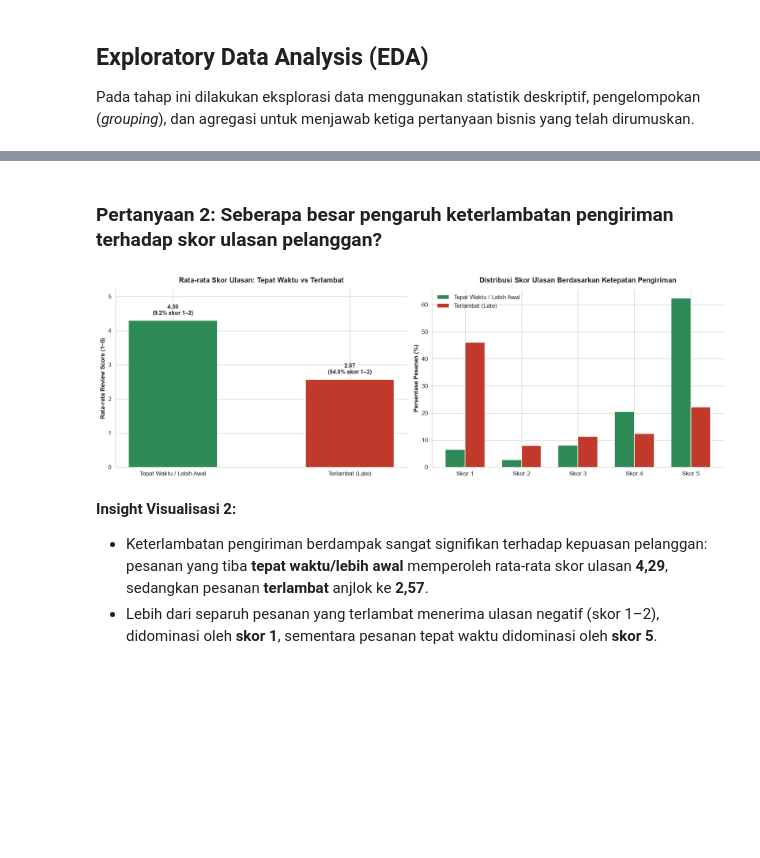
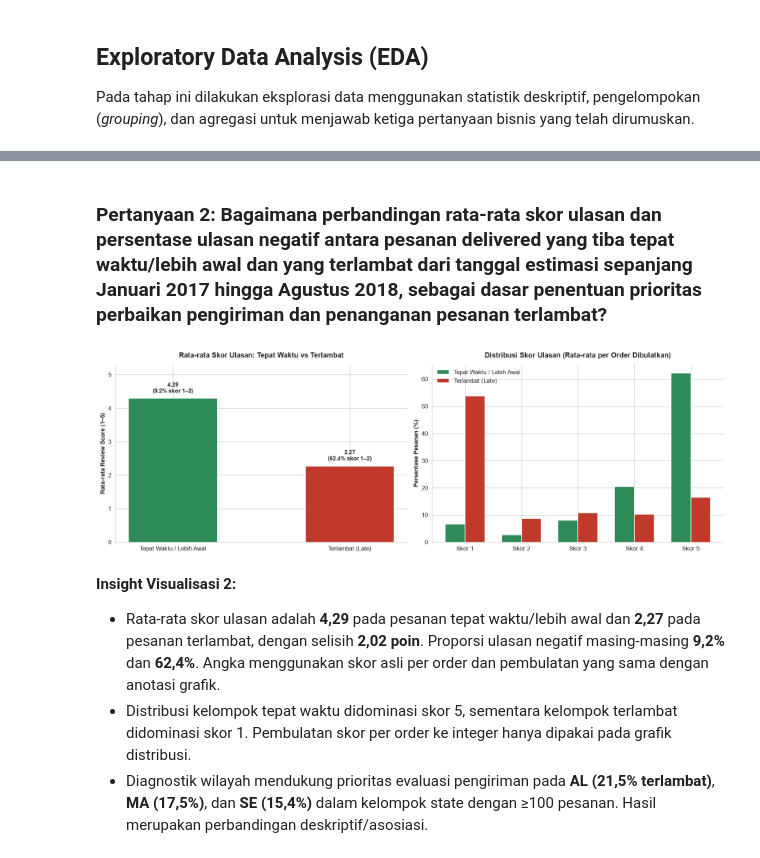
Before and after one commit to zaidanarkaan/proyek-analisis-data, a Jupyter notebook: notebook.ipynb, the cells around one changed output, grey strips where cells are left out. Saved outputs shown, nothing was run; the diff lists cells and outputs as text; code cells hidden in the pictures; blank space fills up the shorter version.

```diff
--- a/notebook.ipynb
+++ b/notebook.ipynb
@@ -69,7 +73,7 @@ Kita memuat 8 tabel utama dari direktori `E-Commerce Public Dataset`:
 - `product_category_name_translation.csv`: Terjemahan nama kategori produk ke bahasa Inggris.
 - `geolocation_dataset.csv`: Data koordinat geografis (`lat`, `lng`) berdasarkan kode pos.
 # %%
-DATA_DIR = "E-Commerce Public Dataset"
+DATA_DIR = "data"
 
 customers_df = pd.read_csv(os.path.join(DATA_DIR, "customers_dataset.csv"))
 orders_df = pd.read_csv(os.path.join(DATA_DIR, "orders_dataset.csv"))
@@ -456,19 +594,10 @@ Kita mengelompokkan pesanan *delivered* tahun 2017–2018 berdasarkan status ket
 # %%
 order_level_df = (
-    eda_period_df.groupby("order_id", as_index=False)
-    .agg(
-        is_late=("is_late", "first"),
-        delivery_days=("delivery_days", "first"),
-        delay_days=("delay_days", "first"),
-        review_score=("review_score", "first"),
-        customer_state=("customer_state", "first"),
-    )
-    .dropna(subset=["review_score"])
+    review_ready_order_df[
+        review_ready_order_df["order_purchase_timestamp"].ge("2017-01-01") &
+        review_ready_order_df["order_purchase_timestamp"].lt("2018-09-01")
+    ].copy()
 )
-order_level_df["delivery_status"] = np.where(
-    order_level_df["is_late"], "Terlambat (Late)", "Tepat Waktu / Lebih Awal"
-)
-order_level_df["is_negative_review"] = order_level_df["review_score"] <= 2
 
 delivery_review_summary = (
     order_level_df.groupby("delivery_status", as_index=False)
@@ -480,6 +609,8 @@ delivery_review_summary = (
         avg_delivery_days=("delivery_days", "mean"),
     )
 )
-display(delivery_review_summary)
+display(delivery_review_summary.round({
+    "avg_review_score": 2, "negative_review_pct": 1, "avg_delivery_days": 2
+}))
 # %% [output]
 |  | delivery_status | total_orders | avg_review_score | median_review_score | negative_review_pct | ... |
@@ -638,5 +861,5 @@ plt.show()
 # %% [markdown]
-### Pertanyaan 2: Seberapa besar pengaruh keterlambatan pengiriman terhadap skor ulasan pelanggan?
+### Pertanyaan 2: Bagaimana perbandingan rata-rata skor ulasan dan persentase ulasan negatif antara pesanan delivered yang tiba tepat waktu/lebih awal dan yang terlambat dari tanggal estimasi sepanjang Januari 2017 hingga Agustus 2018, sebagai dasar penentuan prioritas perbaikan pengiriman dan penanganan pesanan terlambat?
 # %%
 fig, axes = plt.subplots(1, 2, figsize=(15, 5))
 
@@ -645,7 +868,7 @@ ax1 = axes[0]
 colors_deliv = ["#2E8B57", "#C0392B"]
 summary_plot = delivery_review_summary.sort_values("avg_review_score", ascending=False)
 bars = ax1.bar(summary_plot["delivery_status"], summary_plot["avg_review_score"], color=colors_deliv, width=0.5)
-ax1.set_ylim(0, 5.2)
+ax1.set_ylim(0, 5.3)
 ax1.set_ylabel("Rata-rata Review Score (1–5)", fontsize=10, fontweight="bold")
 ax1.set_title("Rata-rata Skor Ulasan: Tepat Waktu vs Terlambat", fontsize=12, fontweight="bold", pad=12)
 ax1.spines["top"].set_visible(False)
@@ -655,39 +878,40 @@ for bar, (_, row) in zip(bars, summary_plot.iterrows()):
     ax1.text(
         bar.get_x() + bar.get_width() / 2,
         bar.get_height() + 0.12,
         f"{row['avg_review_score']:.2f}\n({row['negative_review_pct']:.1f}% skor 1–2)",
         ha="center", va="bottom", fontsize=9.5, fontweight="bold"
     )
 
 # Plot 2B: Distribusi Persentase Review Score (1-5)
 ax2 = axes[1]
 dist_df = (
-    order_level_df.assign(score_int=order_level_df["review_score"].round().astype(int))
-    .groupby(["delivery_status", "score_int"])["order_id"]
+    order_level_df.groupby(["delivery_status", "score_int"])["order_id"]
     .count()
     .unstack(fill_value=0)
 )
+dist_df = dist_df.reindex(columns=[1, 2, 3, 4, 5], fill_value=0)
 dist_pct = dist_df.div(dist_df.sum(axis=1), axis=0) * 100
 dist_pct = dist_pct.loc[["Tepat Waktu / Lebih Awal", "Terlambat (Late)"]]
 
 x_scores = np.arange(1, 6)
 w = 0.35
 ax2.bar(x_scores - w/2, dist_pct.loc["Tepat Waktu / Lebih Awal"], width=w, color="#2E8B57", label="Tepat Waktu / Lebih Awal")
 ax2.bar(x_scores + w/2, dist_pct.loc["Terlambat (Late)"], width=w, color="#C0392B", label="Terlambat (Late)")
 ax2.set_xticks(x_scores)
 ax2.set_xticklabels([f"Skor {s}" for s in x_scores])
 ax2.set_ylabel("Persentase Pesanan (%)", fontsize=10, fontweight="bold")
-ax2.set_title("Distribusi Skor Ulasan Berdasarkan Ketepatan Pengiriman", fontsize=12, fontweight="bold", pad=12)
+ax2.set_title("Distribusi Skor Ulasan (Rata-rata per Order Dibulatkan)", fontsize=12, fontweight="bold", pad=12)
 ax2.legend(frameon=False)
 ax2.spines["top"].set_visible(False)
 ax2.spines["right"].set_visible(False)
 
 plt.tight_layout()
 plt.show()
 # %% [output]
-[figure, old version]
+[figure, new version]
 # %% [markdown]
 **Insight Visualisasi 2:**
-- Keterlambatan pengiriman berdampak sangat signifikan terhadap kepuasan pelanggan: pesanan yang tiba **tepat waktu/lebih awal** memperoleh rata-rata skor ulasan **4,29**, sedangkan pesanan **terlambat** anjlok ke **2,57**.
-- Lebih dari separuh pesanan yang terlambat menerima ulasan negatif (skor 1–2), didominasi oleh **skor 1**, sementara pesanan tepat waktu didominasi oleh **skor 5**.
+- Rata-rata skor ulasan adalah **4,29** pada pesanan tepat waktu/lebih awal dan **2,27** pada pesanan terlambat, dengan selisih **2,02 poin**. Proporsi ulasan negatif masing-masing **9,2%** dan **62,4%**. Angka menggunakan skor asli per order dan pembulatan yang sama dengan anotasi grafik.
+- Distribusi kelompok tepat waktu didominasi skor 5, sementara kelompok terlambat didominasi skor 1. Pembulatan skor per order ke integer hanya dipakai pada grafik distribusi.
+- Diagnostik wilayah mendukung prioritas evaluasi pengiriman pada **AL (21,5% terlambat)**, **MA (17,5%)**, dan **SE (15,4%)** dalam kelompok state dengan ≥100 pesanan. Hasil merupakan perbandingan deskriptif/asosiasi.
 # %% [markdown]
```
Also changed, not shown: parts of 40 cells of this notebook, 35 other files.
